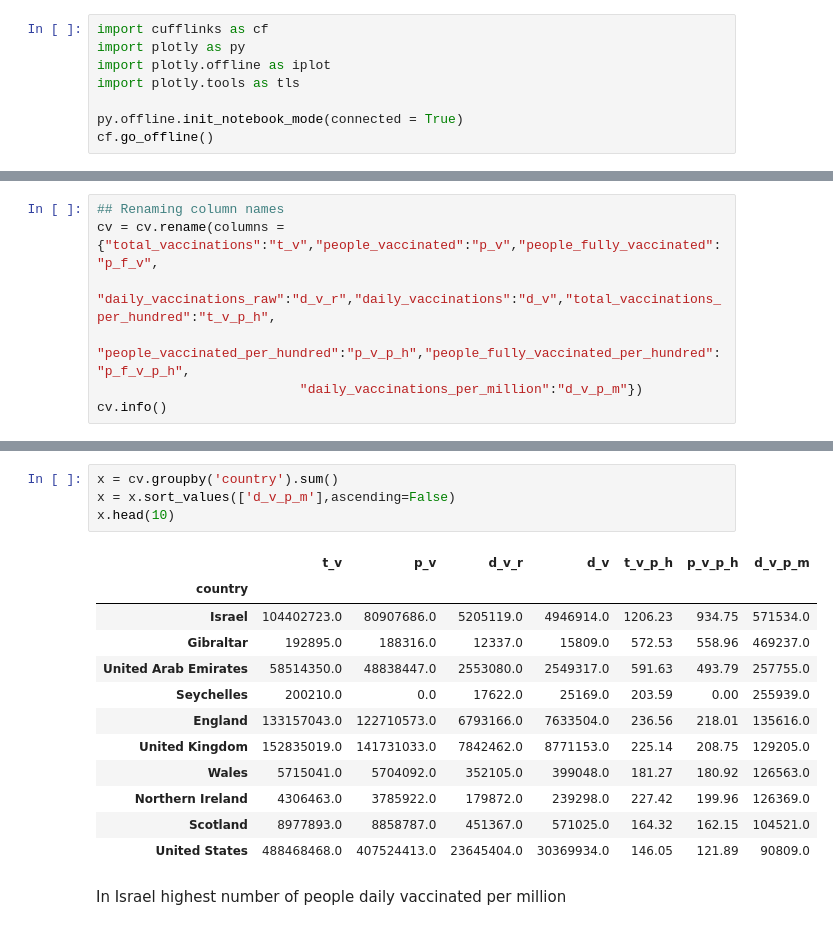
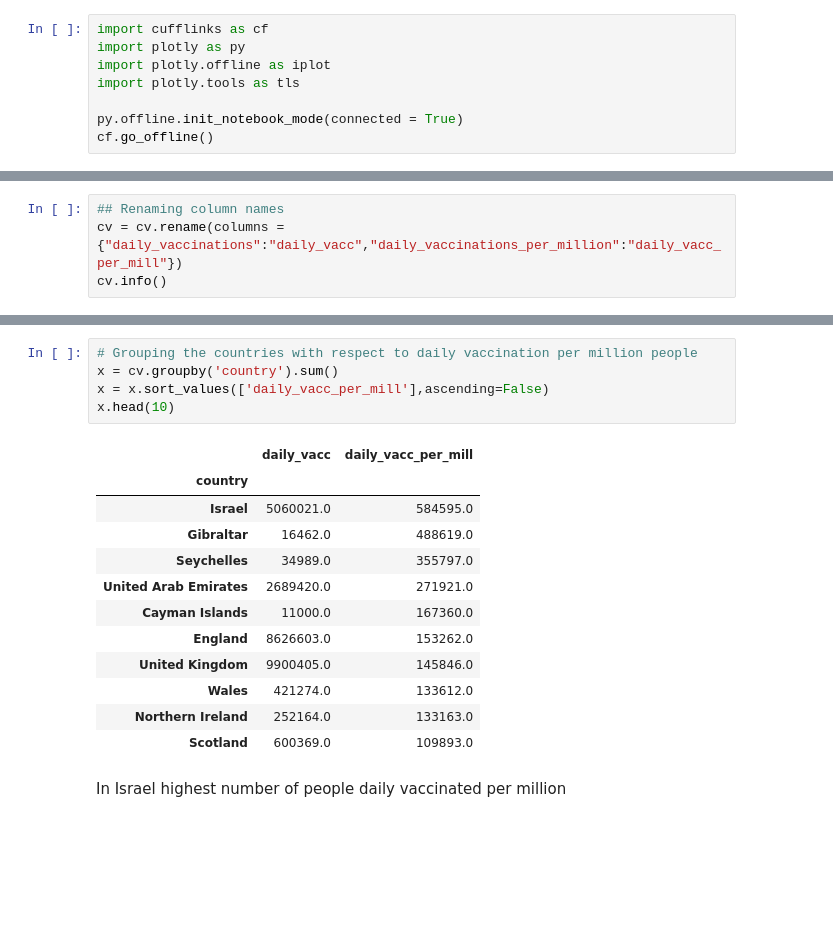
Before and after one commit to Chetan265/assgn, a Jupyter notebook: Covid-19.ipynb, the cells around one changed output, grey strips where cells are left out. Drawn from its saved outputs; the diff is of its cells as text; blank space fills up the shorter version.

```diff
--- a/Covid-19.ipynb
+++ b/Covid-19.ipynb
@@ -111,9 +164,6 @@ daily_vaccinations_per_million:d_v_p_m
 # %%
 ## Renaming column names
-cv = cv.rename(columns = {"total_vaccinations":"t_v","people_vaccinated":"p_v","people_fully_vaccinated":"p_f_v",
-                         "daily_vaccinations_raw":"d_v_r","daily_vaccinations":"d_v","total_vaccinations_per_hundred":"t_v_p_h",
-                         "people_vaccinated_per_hundred":"p_v_p_h","people_fully_vaccinated_per_hundred":"p_f_v_p_h",
-                          "daily_vaccinations_per_million":"d_v_p_m"})
+cv = cv.rename(columns = {"daily_vaccinations":"daily_vacc","daily_vaccinations_per_million":"daily_vacc_per_mill"})
 cv.info()
 # %% [output]
 <class 'pandas.core.frame.DataFrame'>
@@ -201,20 +276,21 @@ The process of vaccination is increasing day by day
 # %%
+# Grouping the countries with respect to daily vaccination per million people
 x = cv.groupby('country').sum()
-x = x.sort_values(['d_v_p_m'],ascending=False)
+x = x.sort_values(['daily_vacc_per_mill'],ascending=False)
 x.head(10)
 # %% [output]
-|  | t_v | p_v | d_v_r | d_v | t_v_p_h | p_v_p_h | d_v_p_m |
-| country |  |  |  |  |  |  |  |
-| Israel | 104402723.0 | 80907686.0 | 5205119.0 | 4946914.0 | 1206.23 | 934.75 | 571534.0 |
-| Gibraltar | 192895.0 | 188316.0 | 12337.0 | 15809.0 | 572.53 | 558.96 | 469237.0 |
-| United Arab Emirates | 58514350.0 | 48838447.0 | 2553080.0 | 2549317.0 | 591.63 | 493.79 | 257755.0 |
-| Seychelles | 200210.0 | 0.0 | 17622.0 | 25169.0 | 203.59 | 0.00 | 255939.0 |
-| England | 133157043.0 | 122710573.0 | 6793166.0 | 7633504.0 | 236.56 | 218.01 | 135616.0 |
-| United Kingdom | 152835019.0 | 141731033.0 | 7842462.0 | 8771153.0 | 225.14 | 208.75 | 129205.0 |
-| Wales | 5715041.0 | 5704092.0 | 352105.0 | 399048.0 | 181.27 | 180.92 | 126563.0 |
-| Northern Ireland | 4306463.0 | 3785922.0 | 179872.0 | 239298.0 | 227.42 | 199.96 | 126369.0 |
-| Scotland | 8977893.0 | 8858787.0 | 451367.0 | 571025.0 | 164.32 | 162.15 | 104521.0 |
-| United States | 488468468.0 | 407524413.0 | 23645404.0 | 30369934.0 | 146.05 | 121.89 | 90809.0 |
+|  | daily_vacc | daily_vacc_per_mill |
+| country |  |  |
+| Israel | 5060021.0 | 584595.0 |
+| Gibraltar | 16462.0 | 488619.0 |
+| Seychelles | 34989.0 | 355797.0 |
+| United Arab Emirates | 2689420.0 | 271921.0 |
+| Cayman Islands | 11000.0 | 167360.0 |
+| England | 8626603.0 | 153262.0 |
+| United Kingdom | 9900405.0 | 145846.0 |
+| Wales | 421274.0 | 133612.0 |
+| Northern Ireland | 252164.0 | 133163.0 |
+| Scotland | 600369.0 | 109893.0 |
 # %% [markdown]
 In Israel highest number of people daily vaccinated per million
 # %%
```
Also changed, not shown: parts of 43 cells of this notebook.
